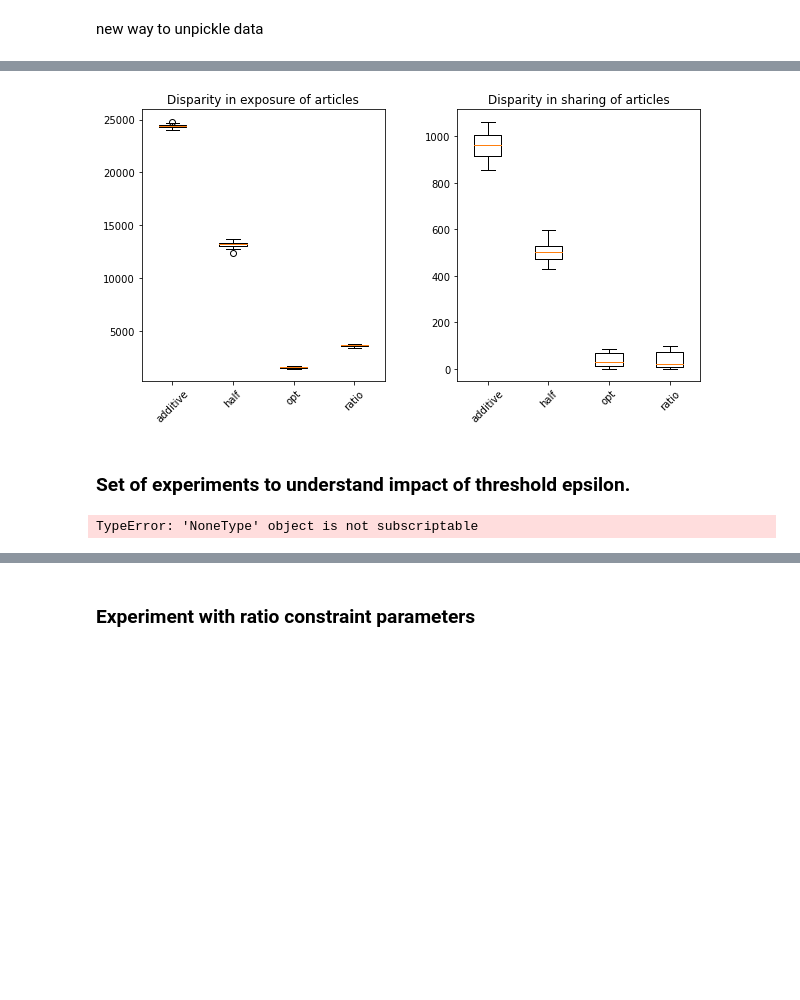
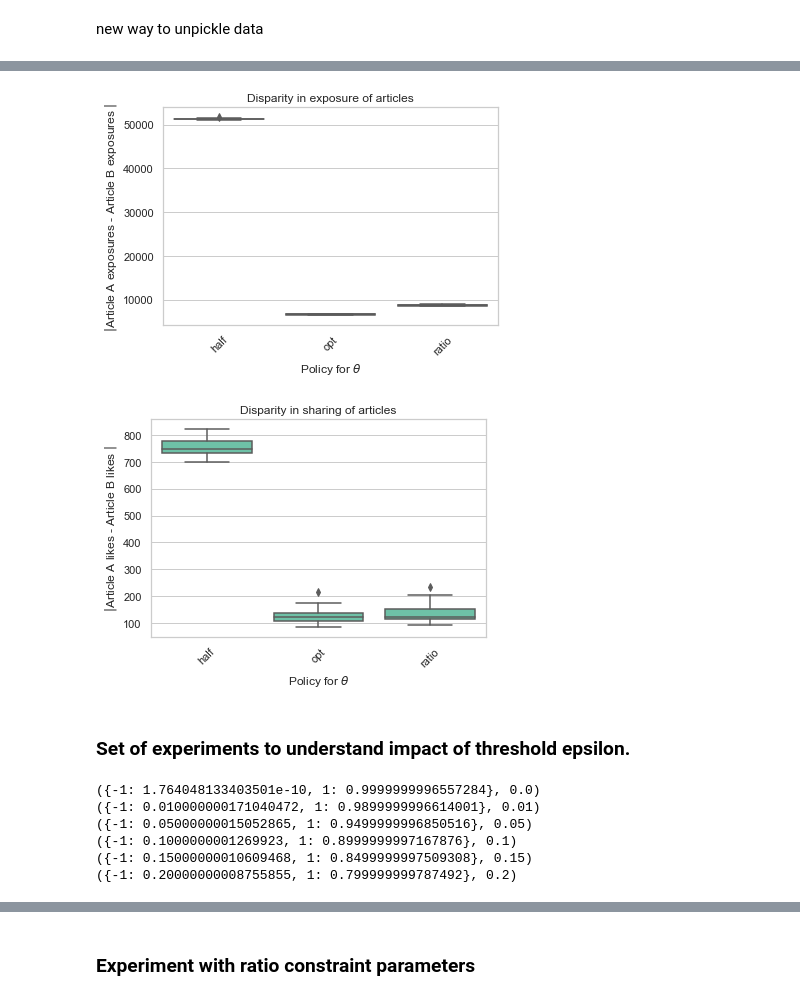
Before and after one commit to jfinocchiaro/long-term-fair-mdps, a Jupyter notebook: political-influence-refactored/notebooks/generate_runs.ipynb, the cells around one changed output, grey strips where cells are left out. Saved outputs shown, nothing was run; the diff lists cells and outputs as text; code cells hidden in the pictures; blank space fills up the shorter version.

```diff
--- a/political-influence-refactored/notebooks/generate_runs.ipynb
+++ b/political-influence-refactored/notebooks/generate_runs.ipynb
@@ -64,7 +65,7 @@ theta_half = {1: 0.5, -1: 0.5}
 theta_opt = {-1: 0.05000000309726387, 1: 0.9499999982820164}
 theta_ratio = {-1: 0.08346568445886182, 1: 0.9500000000344594}
 # %%
-trials_to_run = {'additive':theta_additive, 'half':theta_half, 'opt':theta_opt, 'ratio':theta_ratio}
+trials_to_run = {'half':theta_half, 'opt':theta_opt, 'ratio':theta_ratio} #'additive':theta_additive
 num_trials = 25
 # %% [markdown]
 given number of trials and which types of interventions we want to test, returns the outputs
@@ -162,0 +163,16 @@ plt.show()
+# %%
+sns.set(style="whitegrid")
+mk=sns.color_palette('mako', n_colors=4)
+
+pof = {}
+for theta_type in trials_to_run.keys():
+    pof[theta_type] = [(trials[i]['opt']['players_list'].sum() / trials[i][theta_type]['players_list'].sum()) for i in range(num_trials)]
+
+del(pof['opt'])
+boxplot_pof = pd.DataFrame(data=pof)
+
+fig, ax = plt.subplots()
+sns.boxplot(x="variable", y="value", data=pd.melt(boxplot_pof), color=mk[3])
+ax.set(xlabel='Policy for $\\theta$', ylabel="Clicks($\\theta_{opt}$) / Clicks($\\theta$)", title='Price of fairness($\\theta$)')
+plt.setp(ax.xaxis.get_majorticklabels(), rotation=45)
+plt.savefig('../figures/' + str(dataset_name) + '_pof_boxplot.pdf')
@@ -209,36 +215,38 @@ plt.savefig('../figures/' + str(dataset_name) + '_pof.pdf')
 # %%
+sns.set(style="whitegrid")
+mk=sns.color_palette('mako', n_colors=4)
+
 #calculate boxplots for difference in exposure
 #should be close to 0
 # if np.abs removed, positive means article B shown more
 #calculate boxplot data
 ig_shares = {}
 ig_shown = {}
 for theta_type in trials_to_run.keys():
     ig_shares[theta_type] = []
     ig_shown[theta_type] = []
     for i in range(num_trials):
         ig_shown[theta_type].append(np.abs(np.sum([trials[i][theta_type]['shown'][j][(1,-1)] \
                                         - trials[i][theta_type]['shown'][j][(-1,1)] for j in range(T)])))
         ig_shares[theta_type].append(np.abs(np.sum([trials[i][theta_type]['share'][j][(1,-1)] \
                                         - trials[i][theta_type]['share'][j][(-1,1)] for j in range(T)])))
 
 
+# plot data
+fig, ax = plt.subplots()
+sns.boxplot(x="variable", y="value", data=pd.melt(boxplot_shown), color=mk[3])
+ax.set(xlabel='Policy for $\\theta$', ylabel="$|$Article A exposures - Article B exposures $|$", title='Disparity in exposure of articles')
+plt.setp(ax.xaxis.get_majorticklabels(), rotation=45)
+plt.savefig('../figures/' + str(dataset_name) + '_dis_exposure_boxplot.pdf')
 
-# plot data
-fig1, (ax1, ax2) = plt.subplots(1,2, figsize=(10,5))
-fig1.subplots_adjust(wspace=0.3)
-
-ax1.set_title('Disparity in exposure of articles')
-ax1.boxplot([value for key,value in ig_shown.items()], labels=ig_shown.keys())
-
-ax2.set_title('Disparity in sharing of articles')
-ax2.boxplot([value for key,value in ig_shares.items()], labels=ig_shares.keys())
-
-plt.setp(ax1.xaxis.get_majorticklabels(), rotation=45)
-plt.setp(ax2.xaxis.get_majorticklabels(), rotation=45)
-plt.savefig('../figures/' + str(dataset_name) + '_dis_exposure.pdf')
+fig, ax = plt.subplots()
+sns.boxplot(x="variable", y="value", data=pd.melt(boxplot_share), color=mk[3])
+ax.set(xlabel='Policy for $\\theta$', ylabel="$|$Article A likes - Article B likes $|$", title='Disparity in sharing of articles')
+plt.setp(ax.xaxis.get_majorticklabels(), rotation=45)
+plt.savefig('../figures/' + str(dataset_name) + '_dis_likes_boxplot.pdf')
 # %% [output]
-[figure, old version]
+[figure, new version]
+[figure, added]
 # %% [markdown]
 ### Set of experiments to understand impact of threshold epsilon.
 # %%
@@ -247,16 +255,22 @@ theta_A = {}
 theta_B = {}
 delta_low = 0.25
 delta_high= 2.
-for exp in [0., 0.01, 0.05, 0.1, 0.2, 0.25]:
-    #theta_fair = platform_opt.constrained(pi, q, T, c,v,beta_dist, delta_low, delta_high, exposure_e=exp) #constrained with exposure equality
-    theta_fair = platform_opt.opt('ratio',pi, q, T, c,v,beta_dist,epsilon=epsilon, exposure_e=exp) #constrained with exposure equality
-    theta_A[exp] = theta_fair[-1]
-    theta_B[exp] = theta_fair[1]
+dataset_name = 'symmetric'
+pi,beta_dist,P,v,c,q = sims.get_params(dataset_name)
+
+for exp in [0., 0.01, 0.05, 0.1, 0.15, 0.2]:
+    theta_fair = platform_opt.opt('ratio',pi, q, T, c,v,beta_dist,delta_low=delta_low, delta_high=delta_high, exposure_e=exp) #constrained with exposure equality
+    theta_A[exp] = theta_fair[1]
+    theta_B[exp] = theta_fair[-1]
+    print((theta_fair, exp))
+
 
 list_A = sorted(theta_A.items()) # sorted by key, return a list of tuples
-eps_A, thetaA = zip(*list_A) # unpack a list of pairs into two tuples
-
 list_B = sorted(theta_B.items()) # sorted by key, return a list of tuples
-eps_B, thetaB = zip(*list_B) # unpack a list of pairs into two tuples
 # %% [output]
-TypeError: 'NoneType' object is not subscriptable
+({-1: 1.764048133403501e-10, 1: 0.9999999996557284}, 0.0)
+({-1: 0.010000000171040472, 1: 0.9899999996614001}, 0.01)
+({-1: 0.05000000015052865, 1: 0.9499999996850516}, 0.05)
+({-1: 0.1000000001269923, 1: 0.8999999997167876}, 0.1)
+({-1: 0.15000000010609468, 1: 0.8499999997509308}, 0.15)
+({-1: 0.20000000008755855, 1: 0.799999999787492}, 0.2)
```
Also changed, not shown: parts of 26 cells of this notebook, 19 other files.
